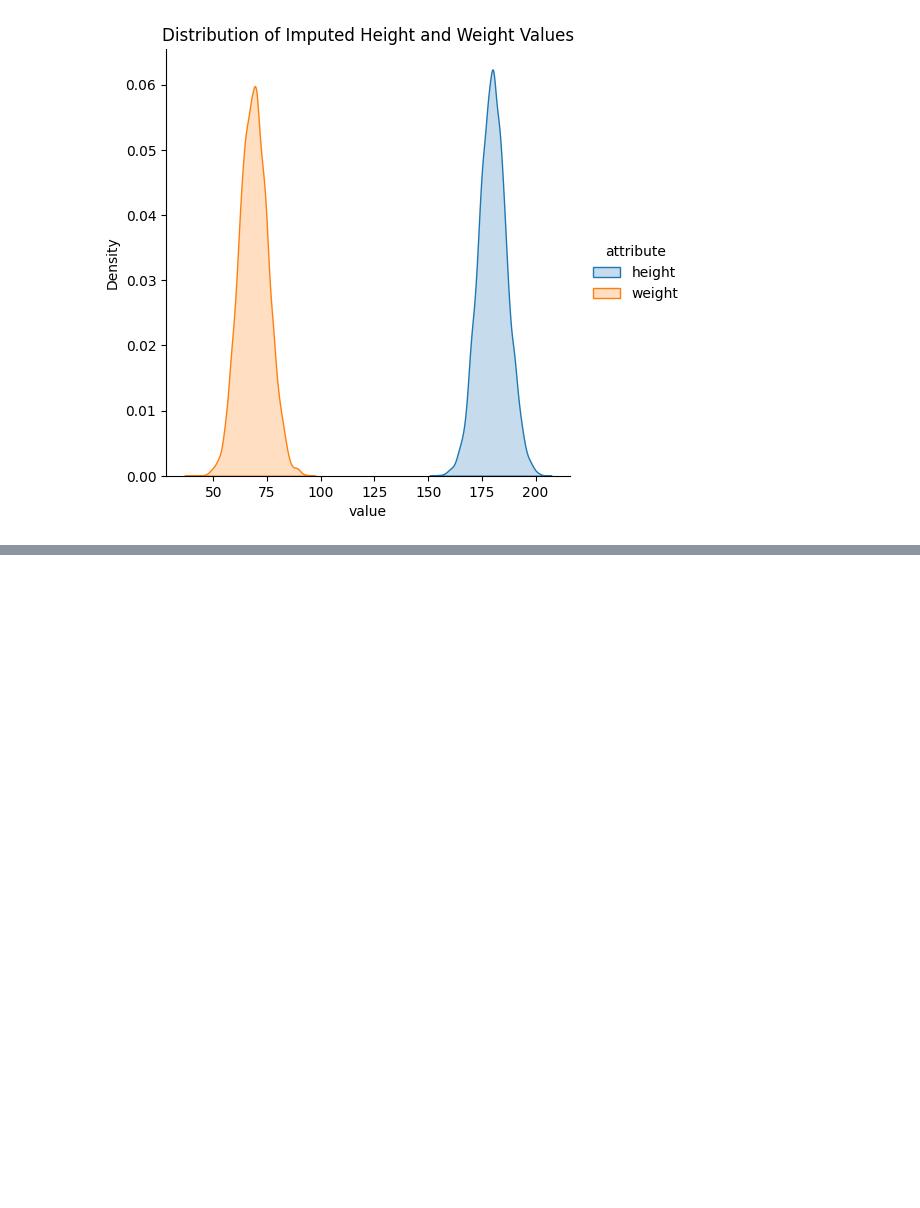
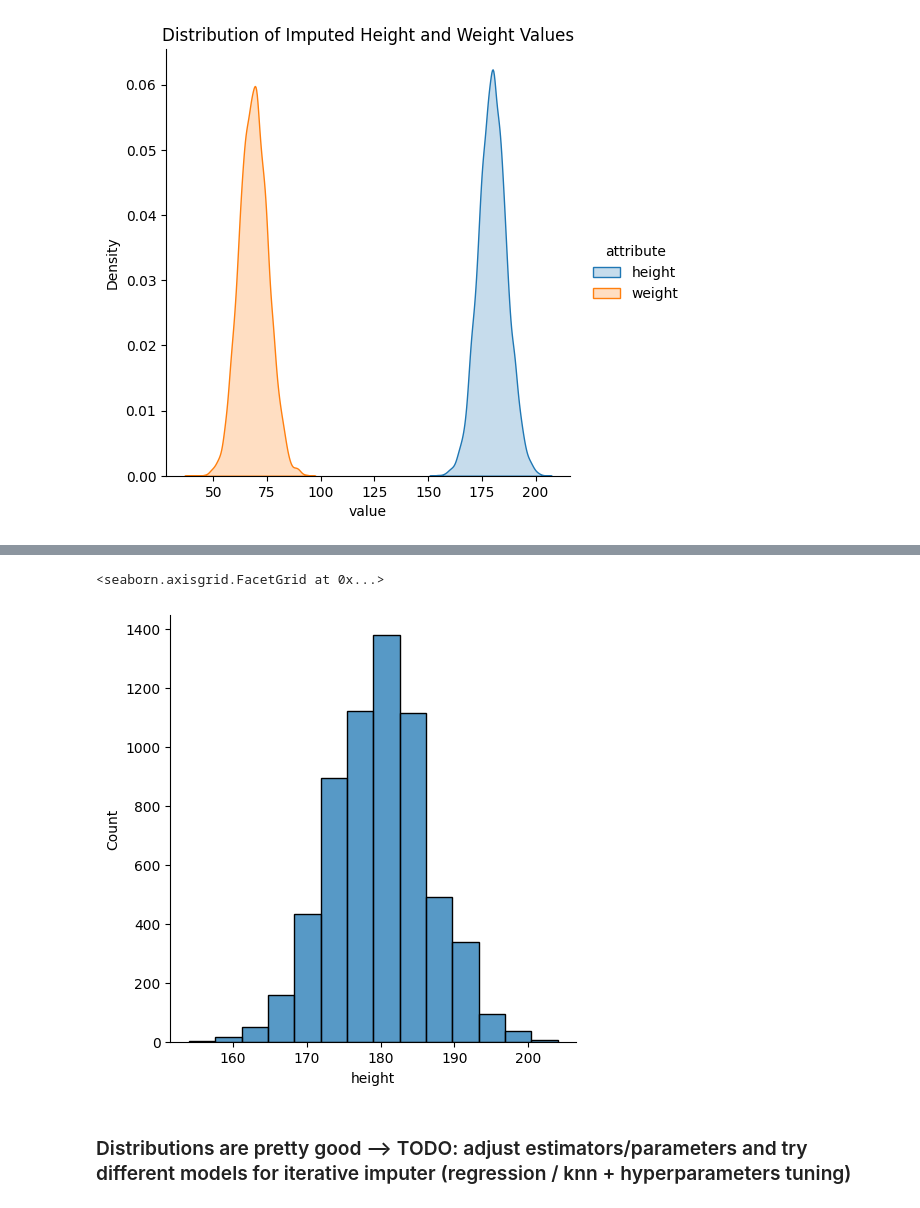
Before and after one commit to Dylan-Nico/Data-Mining-Cyclist-data, a Jupyter notebook: dylan.ipynb, the cells around one changed output, grey strips where cells are left out. Drawn from its saved outputs; the diff is of its cells as text; code cells hidden in the pictures; blank space fills up the shorter version.

```diff
--- a/dylan.ipynb
+++ b/dylan.ipynb
@@ -529,0 +534,12 @@ seaborn.displot(df_imputed,
+# %%
+# review distribution of height --> GOOD
+seaborn.displot(df_imputed,
+                x="height",
+                kind="hist",
+                row_order="desc",
+                bins=14)
+# %% [output]
+<seaborn.axisgrid.FacetGrid at 0x...>
+[figure, added]
+# %% [markdown]
+### Distributions are pretty good --> TODO: adjust estimators/parameters and try different models for iterative imputer (regression / knn + hyperparameters tuning)
```
Also changed, not shown: parts of 13 cells of this notebook.
